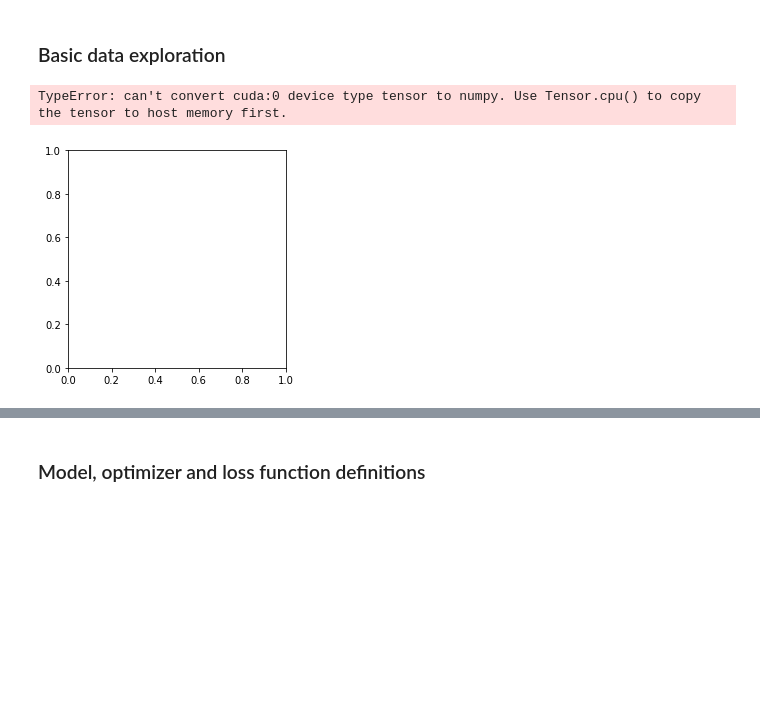
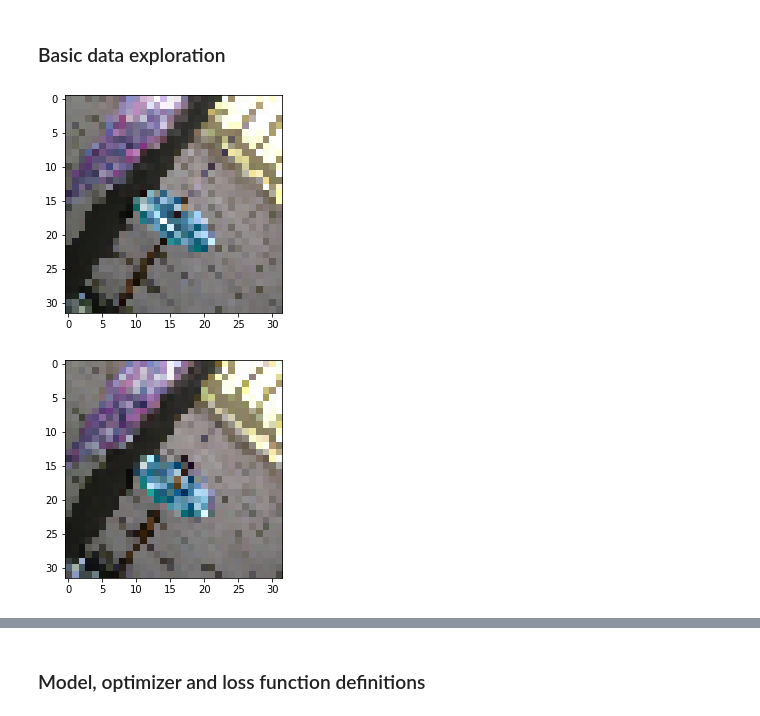
Before and after one commit to cezaryjanuszek/DeepLearning_Project, a Jupyter notebook: Proj_262813_342141_287050/Miniproject_1/others/experimentation.ipynb, the cells around one changed output, grey strips where cells are left out. Cells and saved outputs as stored; diff of their text form; code cells hidden in the pictures; blank space fills up the shorter version.

```diff
--- a/Proj_262813_342141_287050/Miniproject_1/others/experimentation.ipynb
+++ b/Proj_262813_342141_287050/Miniproject_1/others/experimentation.ipynb
@@ -56,8 +56,8 @@ noisy_imgs.shape, clean_imgs.shape
 # %% [output]
 (torch.Size([1000, 3, 32, 32]), torch.Size([1000, 3, 32, 32]))
 # %%
-train_input,train_target=noisy_imgs_1.float()/255.0,noisy_imgs_2.float()/255.0
-test_input,test_target=noisy_imgs.float()/255.0,clean_imgs.float()/255.0
+train_input,train_target=noisy_imgs_1.float(),noisy_imgs_2.float()
+test_input,test_target=noisy_imgs.float(),clean_imgs.float()/255.0
 # %%
 test_input=test_input.to(device)
 test_target=test_target.to(device)
@@ -79,12 +79,12 @@ None
 ### Basic data exploration
 # %%
 def show_image(image_tensor):
-    plt.imshow(image_tensor.permute(1, 2, 0))
+    plt.imshow(image_tensor.cpu().permute(1, 2, 0))
     plt.show()
 # %%
-show_image(train_input[0])
-show_image(train_target[0])
+show_image(train_input[0]/255.0)
+show_image(train_target[0]/255.0)
 # %% [output]
-TypeError: can't convert cuda:0 device type tensor to numpy. Use Tensor.cpu() to copy the tensor to host memory first.
-[figure, old version]
+[figure, new version]
+[figure, added]
 # %%
```
Also changed, not shown: parts of 9 cells of this notebook, 8 other files.
